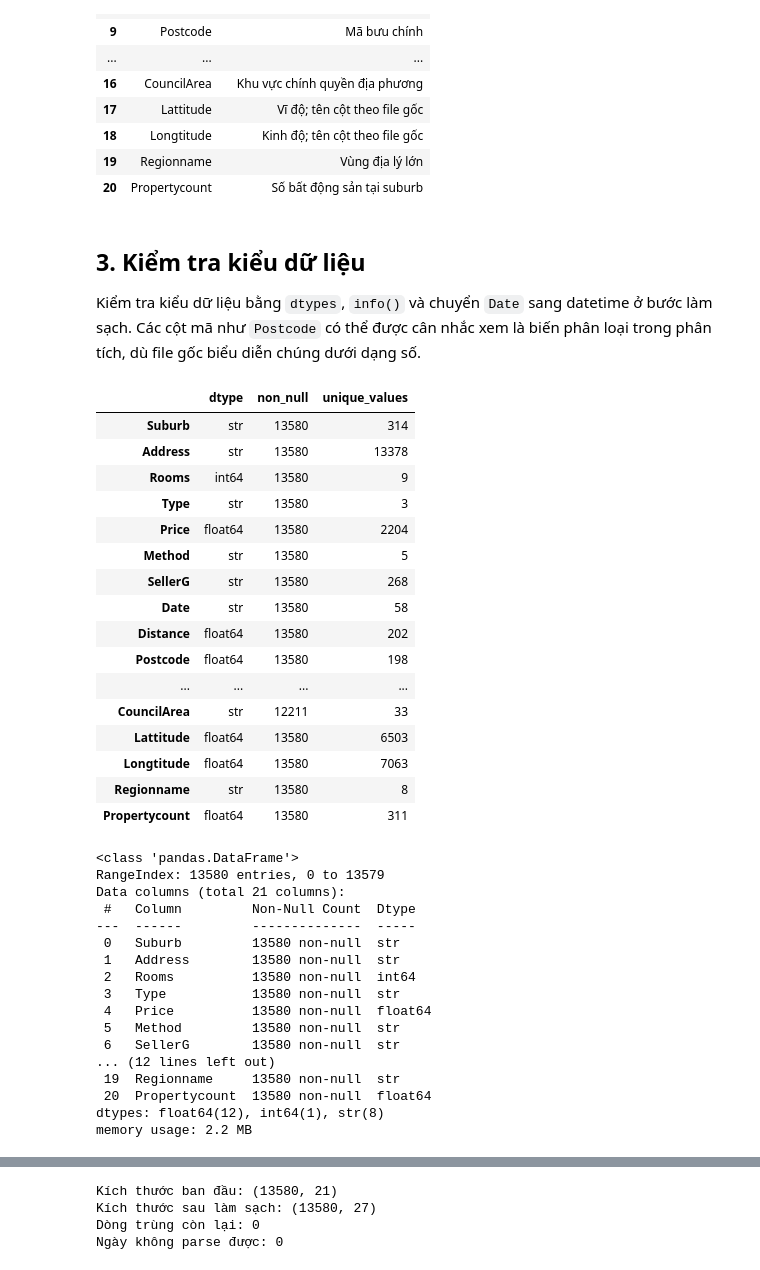
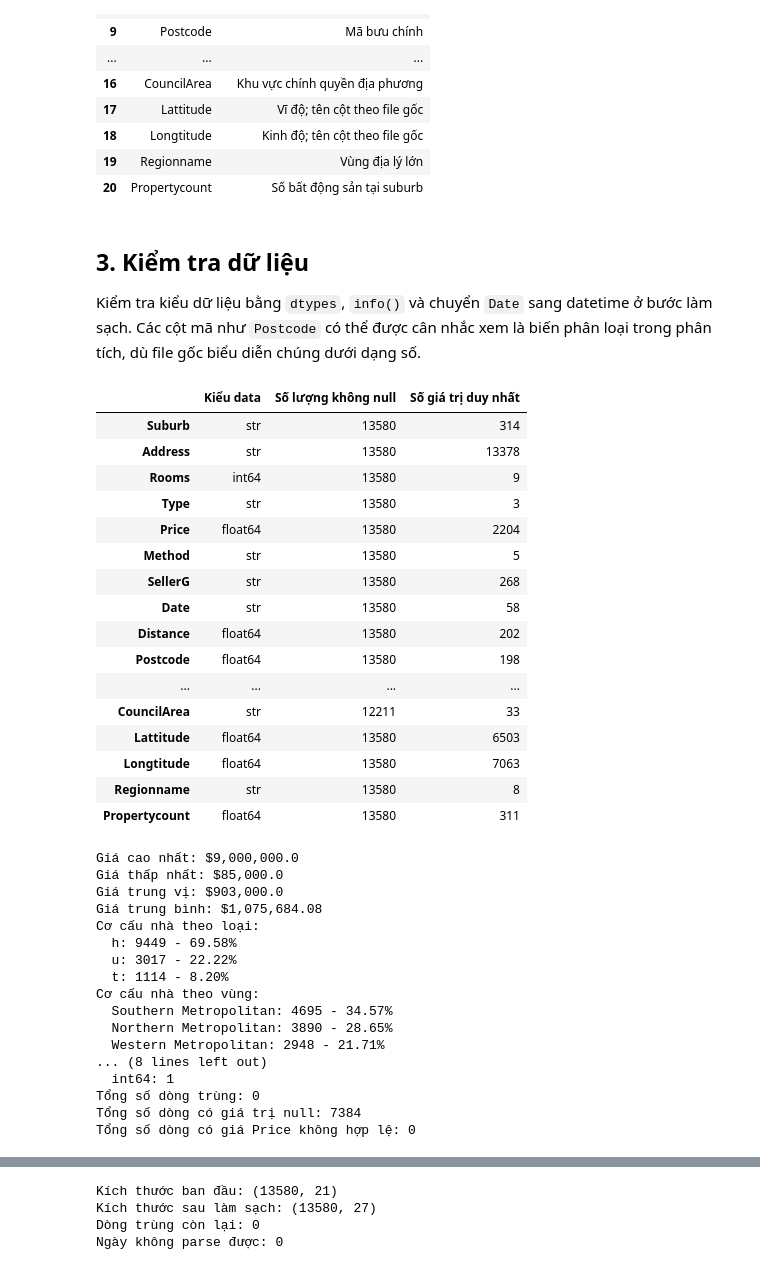
Before and after one commit to KhaiNguyen54/2611COMP1804-LapTrinhPython-DoAnGK, a Jupyter notebook: melbourne_data_analysis_pipeline.ipynb, the cells around one changed output, grey strips where cells are left out. Cells and saved outputs as stored; diff of their text form; code cells hidden in the pictures.

```diff
--- a/melbourne_data_analysis_pipeline.ipynb
+++ b/melbourne_data_analysis_pipeline.ipynb
@@ -125,19 +128,51 @@ Số thuộc tính: 21
 | 19 | Regionname | Vùng địa lý lớn |
 | 20 | Propertycount | Số bất động sản tại suburb |
 # %% [markdown]
-## 3. Kiểm tra kiểu dữ liệu
+## 3. Kiểm tra dữ liệu
 
 Kiểm tra kiểu dữ liệu bằng `dtypes`, `info()` và chuyển `Date` sang datetime ở bước làm sạch. Các cột mã như `Postcode` có thể được cân nhắc xem là biến phân loại trong phân tích, dù file gốc biểu diễn chúng dưới dạng số.
 # %%
+#Đọc data
 dtype_report = pd.DataFrame({
-    "dtype": df_raw.dtypes.astype(str),
-    "non_null": df_raw.notna().sum(),
-    "unique_values": df_raw.nunique(dropna=True),
+    "Kiểu data": df_raw.dtypes.astype(str),
+    "Số lượng không null": df_raw.notna().sum(),
+    "Số giá trị duy nhất": df_raw.nunique(dropna=True),
 })
 display(dtype_report)
-df_raw.info()
+
+#Giá cao nhất/thấp nhất
+print(f"Giá cao nhất: ${df_raw['Price'].max():,}")
+print(f"Giá thấp nhất: ${df_raw['Price'].min():,}")
+
+#Giá trung vị/trung bình
+print(f"Giá trung vị: ${df_raw['Price'].median():,}")
+print(f"Giá trung bình: ${df_raw['Price'].mean():,.2f}")
+
+#Cơ cấu nhà theo loại
+type_counts = df_raw['Type'].value_counts()
+print("Cơ cấu nhà theo loại:")
+for type_name, count in type_counts.items():
+    print(f"  {type_name}: {count} - {count / len(df_raw) * 100:.2f}%")
+
+#Cơ cấu % nhà theo vùng
+print("Cơ cấu nhà theo vùng:")
+for region_name, count in region_counts.items():
+    print(f"  {region_name}: {count} - {count / len(df_raw) * 100:.2f}%")
+
+#Số cột các loại giá trị
+print("Số cột các loại giá trị:")
+for dtype, count in df_raw.dtypes.value_counts().items():
+    print(f"  {dtype}: {count}")
+
+#Tổng số dòng trùng, dòng có giá trị null và dòng có giá Price không hợp lệ
+duplicate_rows = df_raw.duplicated().sum()
+null_rows = df_raw.isnull().any(axis=1).sum()
+invalid_price_rows = df_raw[df_raw['Price'].isnull() | (df_raw['Price'] ≤  0)].shape[0]
+print(f"Tổng số dòng trùng: {duplicate_rows}")
+print(f"Tổng số dòng có giá trị null: {null_rows}")
+print(f"Tổng số dòng có giá Price không hợp lệ: {invalid_price_rows}")
 # %% [output]
-|  | dtype | non_null | unique_values |
+|  | Kiểu data | Số lượng không null | Số giá trị duy nhất |
 | Suburb | str | 13580 | 314 |
 | Address | str | 13580 | 13378 |
 | Rooms | int64 | 13580 | 9 |
@@ -154,22 +189,22 @@ df_raw.info()
 | Longtitude | float64 | 13580 | 7063 |
 | Regionname | str | 13580 | 8 |
 | Propertycount | float64 | 13580 | 311 |
-<class 'pandas.DataFrame'>
-RangeIndex: 13580 entries, 0 to 13579
-Data columns (total 21 columns):
- #   Column         Non-Null Count  Dtype
----  ------         --------------  -----
- 0   Suburb         13580 non-null  str
- 1   Address        13580 non-null  str
- 2   Rooms          13580 non-null  int64
- 3   Type           13580 non-null  str
- 4   Price          13580 non-null  float64
- 5   Method         13580 non-null  str
- 6   SellerG        13580 non-null  str
-... (12 lines left out)
- 19  Regionname     13580 non-null  str
- 20  Propertycount  13580 non-null  float64
-dtypes: float64(12), int64(1), str(8)
-memory usage: 2.2 MB
+Giá cao nhất: $9,000,000.0
+Giá thấp nhất: $85,000.0
+Giá trung vị: $903,000.0
+Giá trung bình: $1,075,684.08
+Cơ cấu nhà theo loại:
+  h: 9449 - 69.58%
+  u: 3017 - 22.22%
+  t: 1114 - 8.20%
+Cơ cấu nhà theo vùng:
+  Southern Metropolitan: 4695 - 34.57%
+  Northern Metropolitan: 3890 - 28.65%
+  Western Metropolitan: 2948 - 21.71%
+... (8 lines left out)
+  int64: 1
+Tổng số dòng trùng: 0
+Tổng số dòng có giá trị null: 7384
+Tổng số dòng có giá Price không hợp lệ: 0
 # %% [markdown]
 ## 4. Phát hiện dữ liệu thiếu, trùng và giá trị đáng ngờ
```
Also changed, not shown: parts of 10 cells of this notebook, 3 other files.
